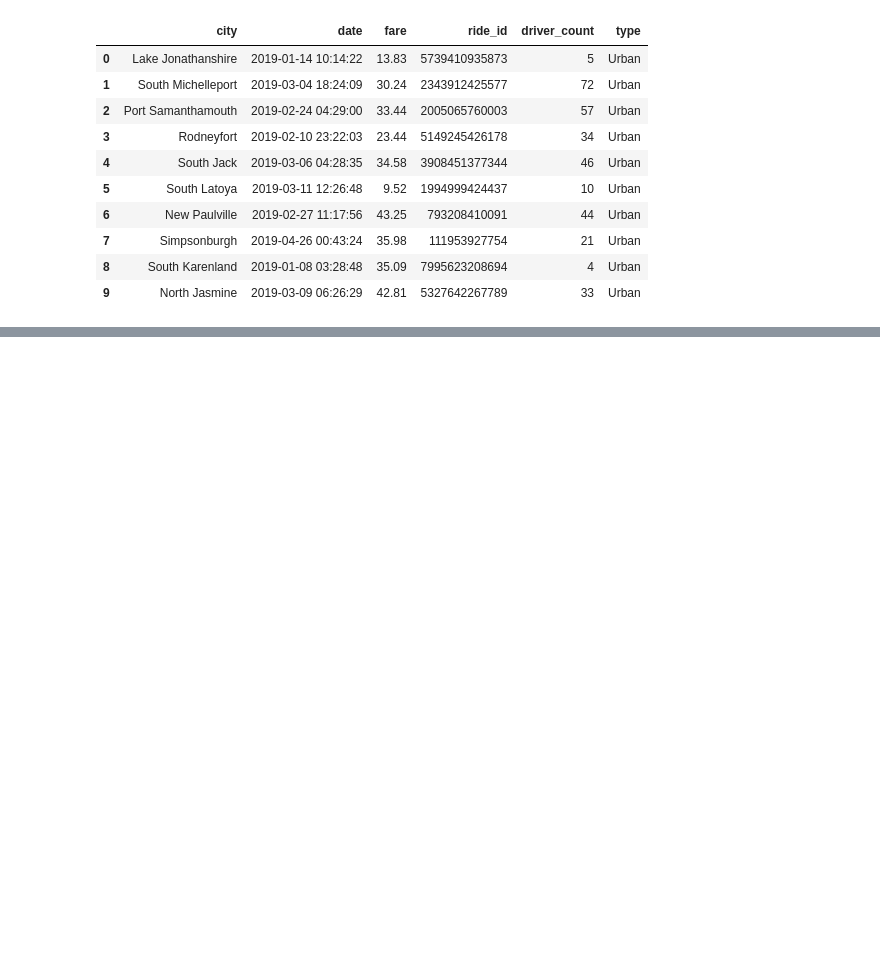
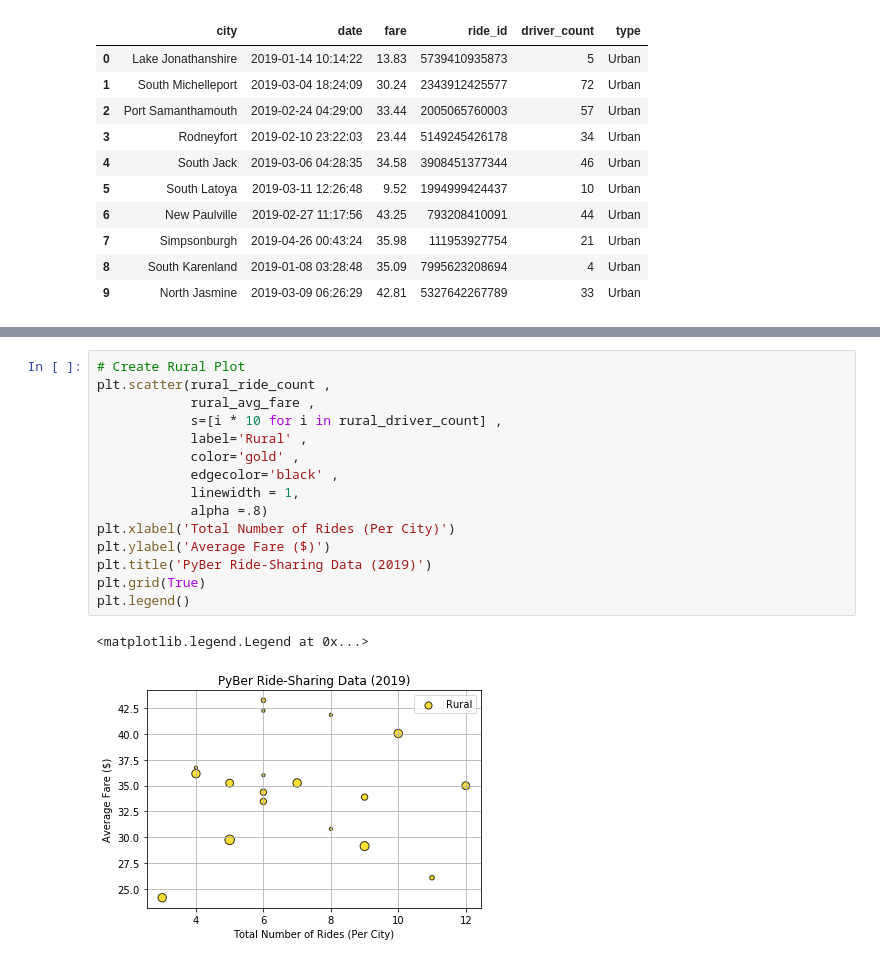
Before and after one commit to tc9993/PyBer-Analysis, a Jupyter notebook: Lessonwork/PyBer.ipynb, the cells around one changed output, grey strips where cells are left out. Saved outputs shown, nothing was run; the diff lists cells and outputs as text; blank space fills up the shorter version.

```diff
--- a/Lessonwork/PyBer.ipynb
+++ b/Lessonwork/PyBer.ipynb
@@ -47,0 +104,18 @@ pyber_data_df.head(10)
+# %%
+# Create Rural Plot
+plt.scatter(rural_ride_count ,
+            rural_avg_fare ,
+            s=[i * 10 for i in rural_driver_count] ,
+            label='Rural' ,
+            color='gold' ,
+            edgecolor='black' ,
+            linewidth = 1,
+            alpha =.8)
+plt.xlabel('Total Number of Rides (Per City)')
+plt.ylabel('Average Fare ($)')
+plt.title('PyBer Ride-Sharing Data (2019)')
+plt.grid(True)
+plt.legend()
+# %% [output]
+<matplotlib.legend.Legend at 0x...>
+[figure, added]
```
Also changed, not shown: parts of 7 cells of this notebook, 1 other file.
